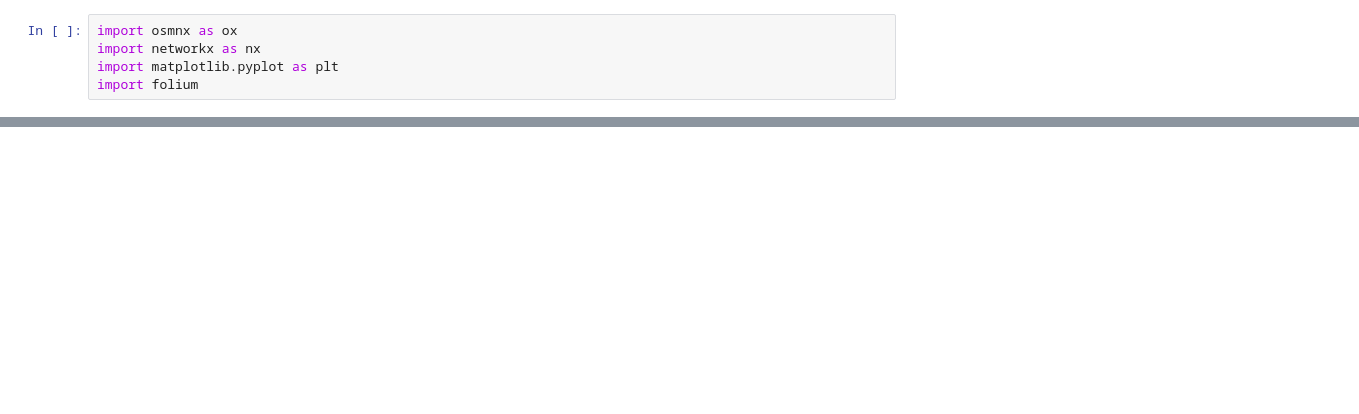
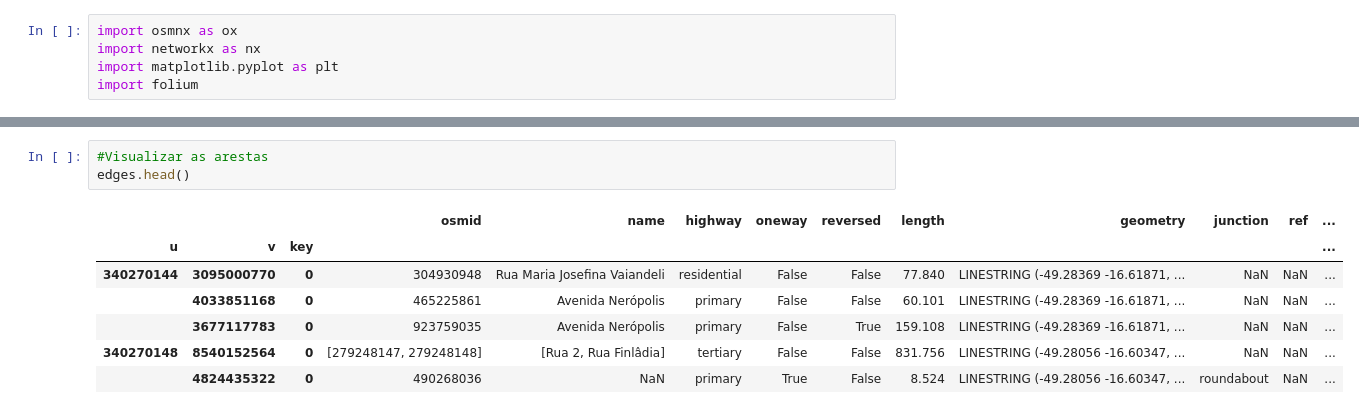
Before and after one commit to guilhermefrazao/AED2_roteamento_de_veiculos, a Jupyter notebook: code/test1.ipynb, the cells around one changed output, grey strips where cells are left out. Saved outputs shown, nothing was run; the diff lists cells and outputs as text; blank space fills up the shorter version.

```diff
--- a/code/test1.ipynb
+++ b/code/test1.ipynb
@@ -22,0 +51,11 @@ nodes, edges = ox.graph_to_gdfs(G)
+# %%
+#Visualizar as arestas
+edges.head()
+# %% [output]
+|  |  |  | osmid | name | highway | oneway | reversed | length | geometry | junction | ref | ... |
+| u | v | key |  |  |  |  |  |  |  |  |  | ... |
+| 340270144 | 3095000770 | 0 | 304930948 | Rua Maria Josefina Vaiandeli | residential | False | False | 77.840 | LINESTRING (-49.28369 -16.61871, ... | NaN | NaN | ... |
+|  | 4033851168 | 0 | 465225861 | Avenida Nerópolis | primary | False | False | 60.101 | LINESTRING (-49.28369 -16.61871, ... | NaN | NaN | ... |
+|  | 3677117783 | 0 | 923759035 | Avenida Nerópolis | primary | False | True | 159.108 | LINESTRING (-49.28369 -16.61871, ... | NaN | NaN | ... |
+| 340270148 | 8540152564 | 0 | [279248147, 279248148] | [Rua 2, Rua Finlâdia] | tertiary | False | False | 831.756 | LINESTRING (-49.28056 -16.60347, ... | NaN | NaN | ... |
+|  | 4824435322 | 0 | 490268036 | NaN | primary | True | False | 8.524 | LINESTRING (-49.28056 -16.60347, ... | roundabout | NaN | ... |
```
Also changed, not shown: parts of 8 cells of this notebook, 4 other files.
